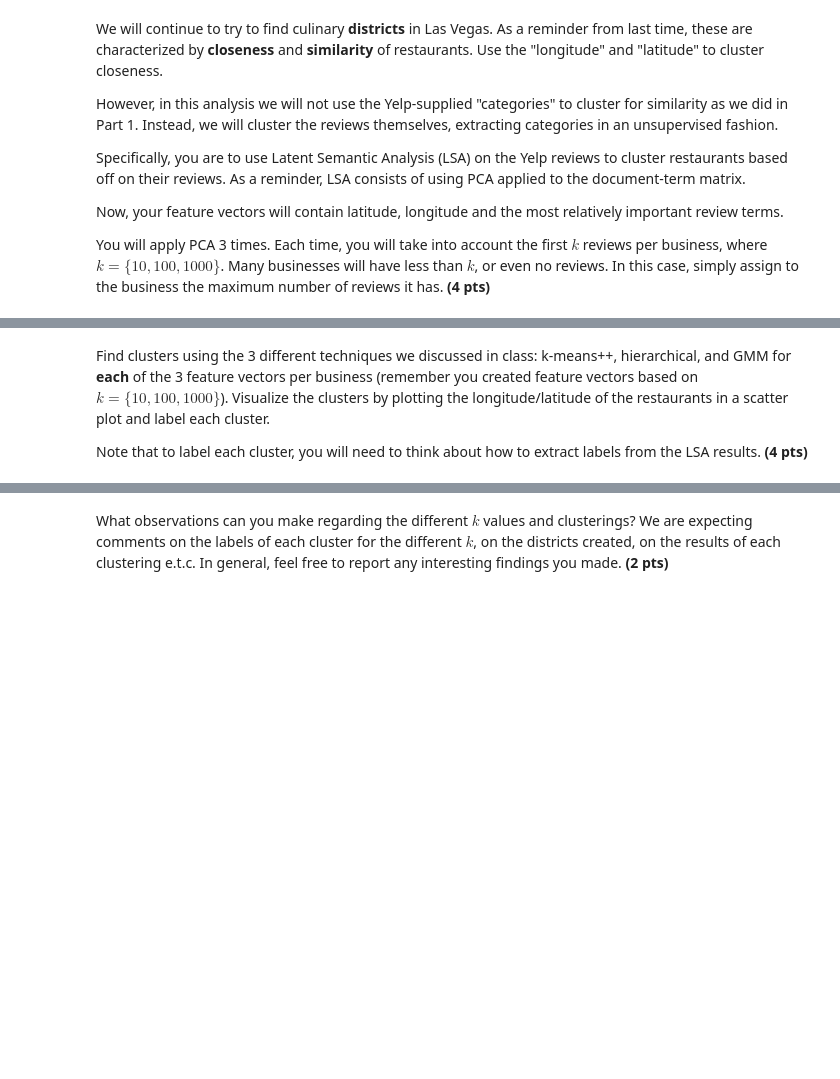
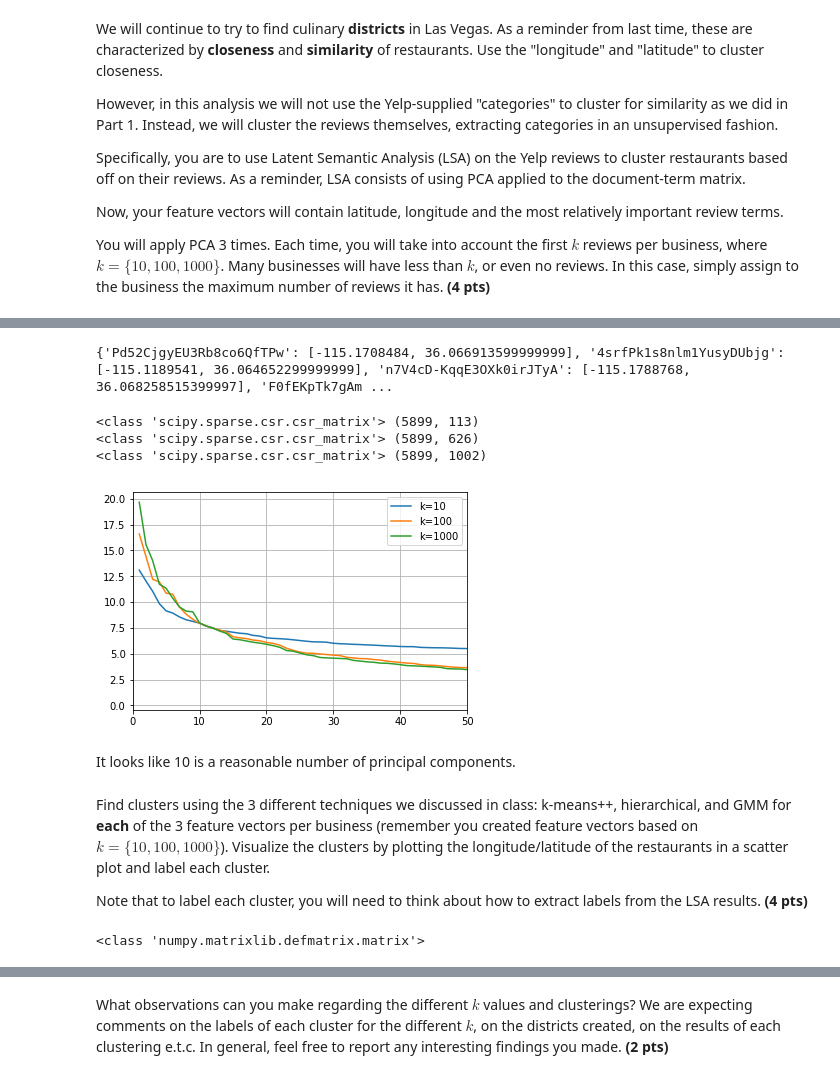
Before and after one commit to CS506-Boston-University/cs506-spring2018-hw2-2-jweixuan, a Jupyter notebook: Homework-2-2.ipynb, the cells around one changed output, grey strips where cells are left out. Cells and saved outputs as stored; diff of their text form; code cells hidden in the pictures; blank space fills up the shorter version.

```diff
--- a/Homework-2-2.ipynb
+++ b/Homework-2-2.ipynb
@@ -17,0 +46,5 @@ You will apply PCA 3 times. Each time, you will take into account the first $k$
+# %%
+import copy
+cat_copy = copy.deepcopy(cat)
+
+print(cat_copy)
@@ -17,0 +83,4 @@ You will apply PCA 3 times. Each time, you will take into account the first $k$
+# %%
+print(cat_copy)
+# %% [output]
+{'Pd52CjgyEU3Rb8co6QfTPw': [-115.1708484, 36.066913599999999], '4srfPk1s8nlm1YusyDUbjg': [-115.1189541, 36.064652299999999], 'n7V4cD-KqqE3OXk0irJTyA': [-115.1788768, 36.068258515399997], 'F0fEKpTk7gAm ...
@@ -17,0 +102,45 @@ You will apply PCA 3 times. Each time, you will take into account the first $k$
+# %%
+#print(PCA(result,keys,10))
+#loc = []
+L_10,loc_10 = combined(result,cat_copy,10)
+L_100,loc_100 = combined(result,cat_copy,100)
+L_1000,loc_1000 = combined(result,cat_copy,1000)
+# %%
+from sklearn.feature_extraction.text import TfidfVectorizer
+
+
+def getPCA(L):
+    vectorizer = TfidfVectorizer(stop_words='english', min_df=0.3,max_df=0.7)
+    dtm = vectorizer.fit_transform(L)
+    print(type(dtm), dtm.shape)
+    terms = vectorizer.get_feature_names()
+
+    dtm_dense = dtm.todense()
+    centered_dtm = dtm_dense - np.mean(dtm_dense, axis=0)
+    np.sum(centered_dtm,axis=0)[:,:10]
+
+    u, s, vt = np.linalg.svd(centered_dtm)
+    return u,s,vt,terms
+# %%
+%matplotlib inline
+import matplotlib.pyplot as plt
+
+u_10,s_10,vt_10,terms_10 = getPCA(L_10)
+u_100,s_100,vt_100,terms_100 = getPCA(L_100)
+u_1000,s_1000,vt_1000,terms_1000 = getPCA(L_1000)
+# %% [output]
+<class 'scipy.sparse.csr.csr_matrix'> (5899, 113)
+<class 'scipy.sparse.csr.csr_matrix'> (5899, 626)
+<class 'scipy.sparse.csr.csr_matrix'> (5899, 1002)
+# %%
+plt.xlim([0,50])
+plt.plot(range(1,len(s_10)+1),s_10,label="k=10")
+plt.plot(range(1,len(s_100)+1),s_100,label="k=100")
+plt.plot(range(1,len(s_1000)+1),s_1000,label="k=1000")
+plt.grid(True)
+plt.legend()
+plt.show()
+# %% [output]
+[figure, added]
+# %% [markdown]
+It looks like 10 is a reasonable number of principal components.
@@ -20,3 +151,29 @@ Find clusters using the 3 different techniques we discussed in class: k-means++,
 
 Note that to label each cluster, you will need to think about how to extract labels from the LSA results.
 **(4 pts)**
+# %%
+from sklearn.cluster import KMeans
+import sklearn.metrics as metrics
+import seaborn as sns
+
+
+X_10 = u_10[:,:k] @ np.diag(s_10[:k])
+X_100 = u_100[:,:k] @ np.diag(s_100[:k])
+X_1000 = u_1000[:,:k] @ np.diag(s_1000[:k]) #  use top 1000 info
+print(type(X_10))
+
+
+#k-means evaluate
+def sc_evaluate_clusters(X,max_clusters):
+    s = np.zeros(max_clusters+1)
+    s[0] = 0;
+    s[1] = 0;
+    for k in range(2,max_clusters+1):
+        kmeans = KMeans(init='k-means++', n_clusters=k, n_init=10)
+        kmeans.fit_predict(X)
+        s[k] = metrics.silhouette_score(X,kmeans.labels_,metric='euclidean')
+    plt.plot(range(2,len(s)),s[2:])
+    plt.xlabel('Number of clusters')
+    plt.ylabel('Silhouette Score')
+# %% [output]
+<class 'numpy.matrixlib.defmatrix.matrix'>
```
Also changed, not shown: parts of 38 cells of this notebook.
